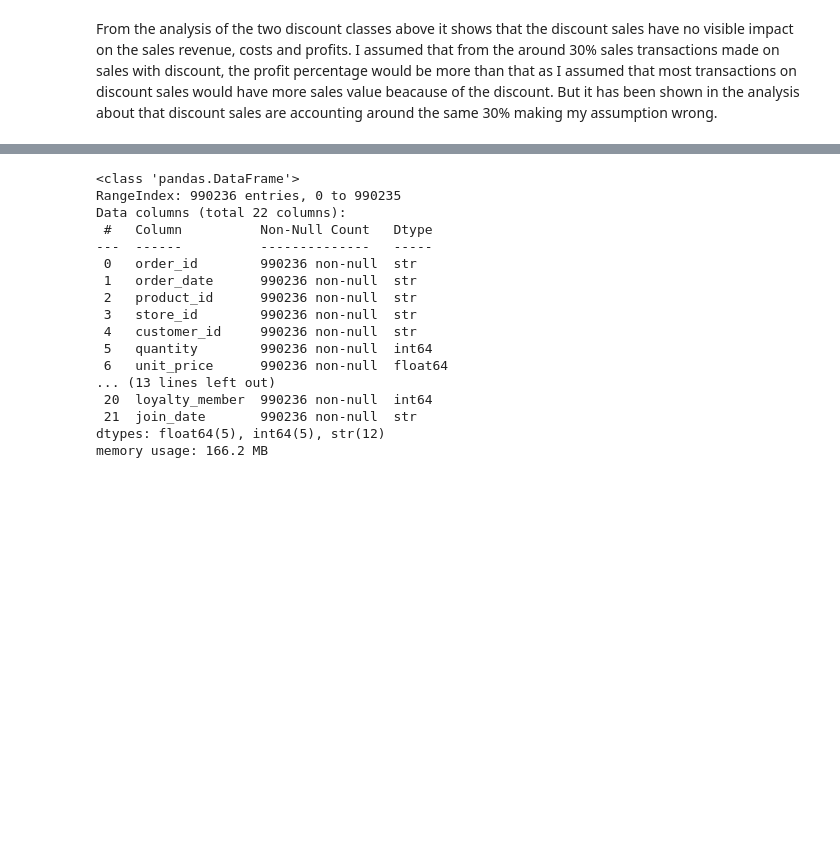
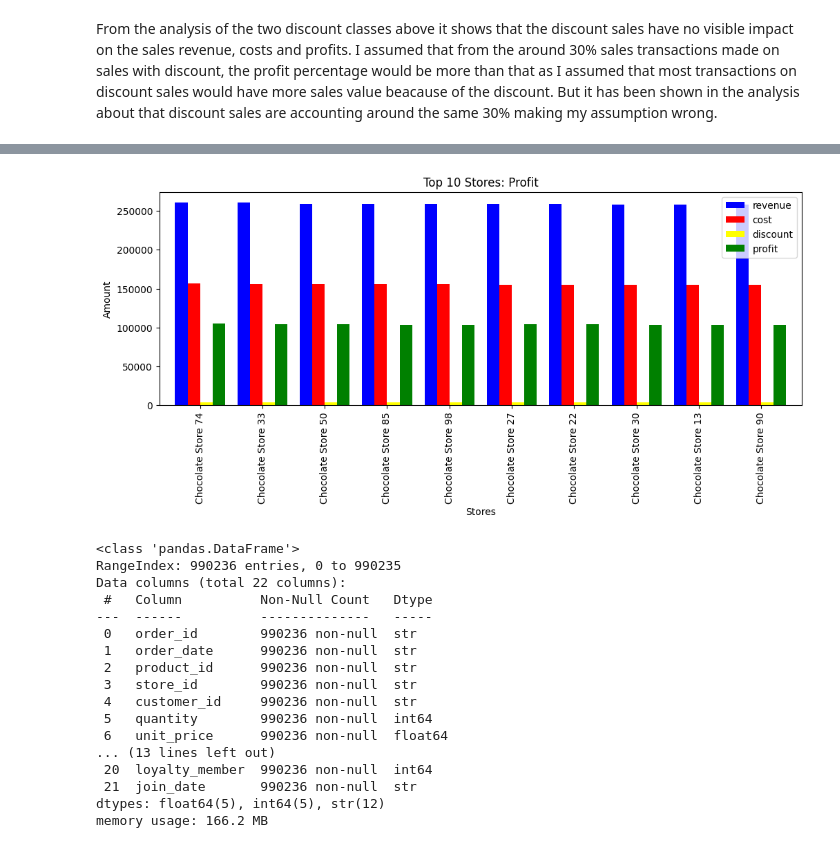
Before and after one commit to GeorgeFrezerMakina/Data-Analysis-Portifolio, a Jupyter notebook: chocolate-sales-analysis/chocolate-sales-analysis.ipynb, the cells around one changed output, grey strips where cells are left out. Drawn from its saved outputs; the diff is of its cells as text; code cells hidden in the pictures; blank space fills up the shorter version.

Commit message:
Analysed top 10 shops by revenue and performaance of shops on country and city

```diff
--- a/chocolate-sales-analysis/chocolate-sales-analysis.ipynb
+++ b/chocolate-sales-analysis/chocolate-sales-analysis.ipynb
@@ -291,0 +215,4 @@ From the analysis of the two discount classes above it shows that the discount s
+# %%
+sales_df.head(1)
+stores = dataframes["stores.csv"]
+stores.head(1)
@@ -292,3 +256,43 @@ From the analysis of the two discount classes above it shows that the discount s
+# %%
+#Merging the sales dataframe with stores dataframe
+stores_df = dataframes["stores.csv"]
+conn = duckdb.connect()
+conn.register("stores", stores)
+conn.register("sales", sales)
+
+sales_stores_df = conn.execute(
+    """
+        SELECT sa.*, st.store_name, st.city, st.country, st.store_type
+        FROM sales AS sa
+        JOIN stores AS st
+        ON sa.store_id = st.store_id
+    """
+).df()
+# %%
+#Total revenue, cost, discount, discount and profit grouped by store name
+totals = sales_stores_df.groupby("store_name")[["revenue", "cost", "discount", "profit"]].sum().sort_values(ascending=False, by="revenue")
+
+#top 10 stores by revenue
+top10 = totals.head(10)
+
+#Bar graph for the 10 stores
+fig, ax = plt.subplots(figsize=(12,4))
+
+#colors for the bars
+colors = {
+    "revenue": "blue",
+    "cost": "red",
+    "discount": "yellow",
+    "profit": "green"
+}
+
+#Graph
+top10.plot(kind="bar", ax=ax, width=0.8, color = [colors[col] for col in colors])
+ax.set_title("Top 10 Stores: Profit")
+ax.set_xlabel("Stores")
+ax.set_ylabel("Amount");
+# %% [output]
+[figure, added]
 # %%
 con = duckdb.connect()
 
```
Also changed, not shown: parts of 13 cells of this notebook, 1 other file.
